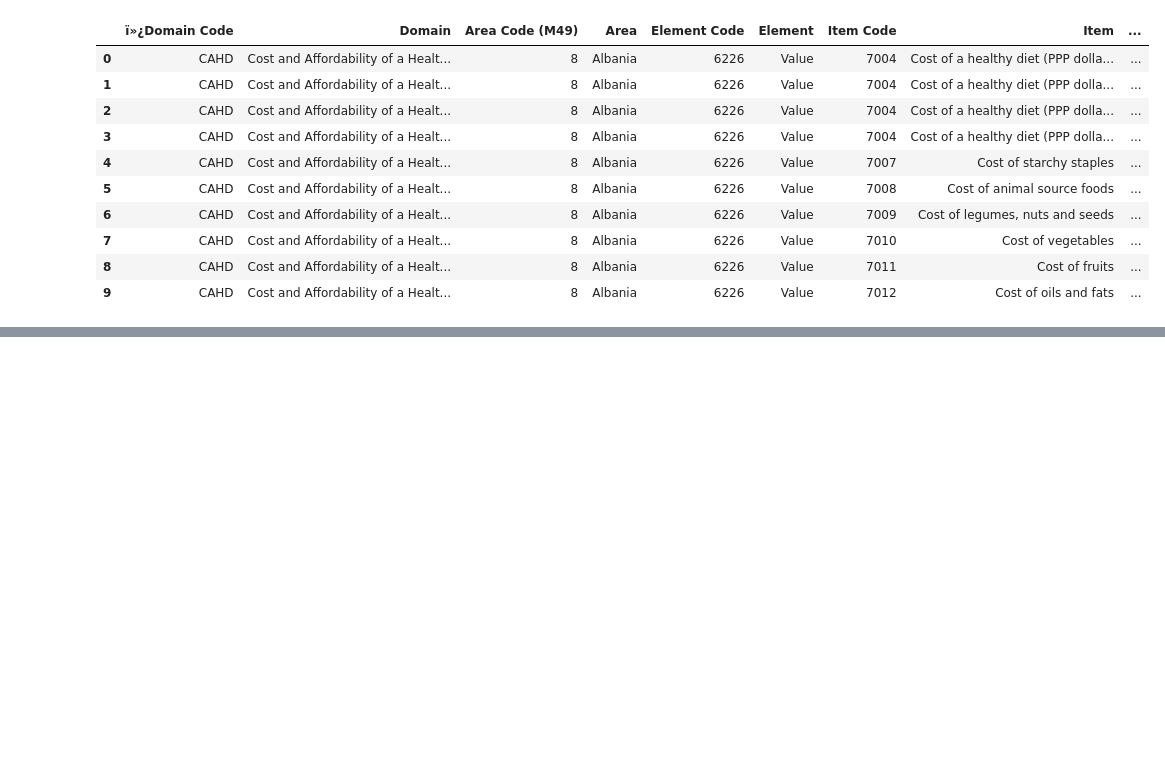
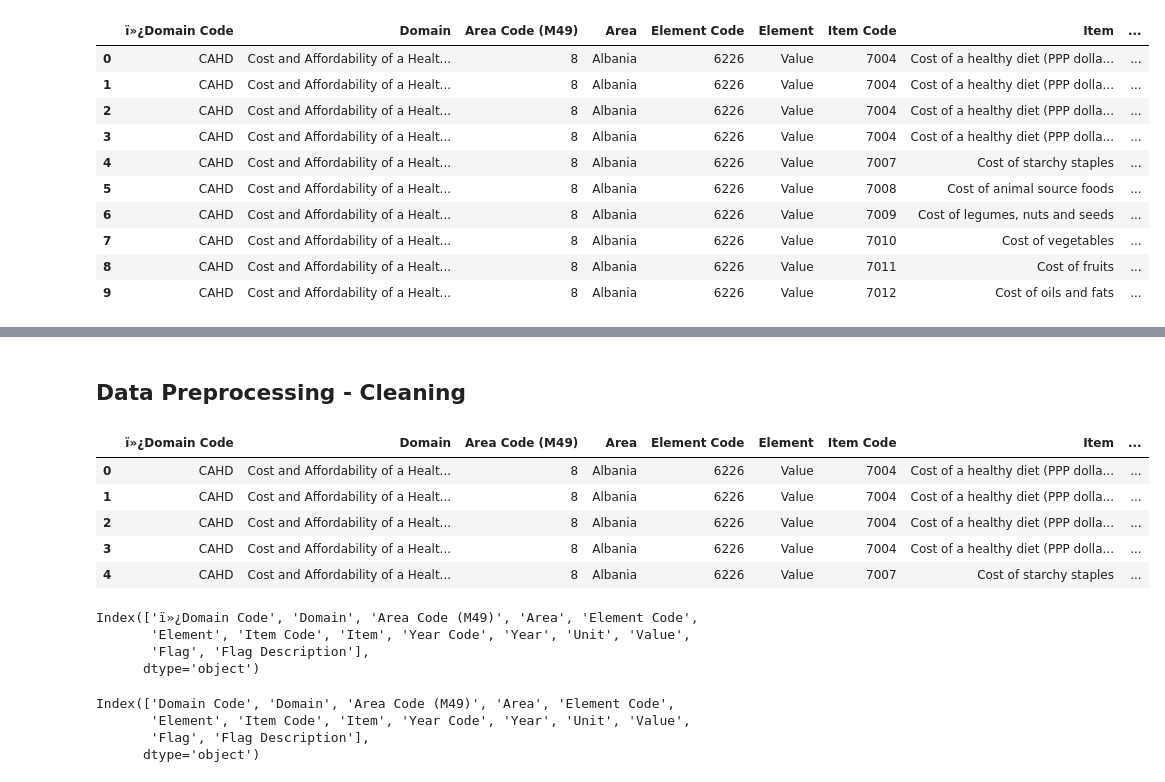
Before and after one commit to Bywani/Healthy_Diet_Affordability_Index, a Jupyter notebook: Healthy_Diet_Affordability.ipynb, the cells around one changed output, grey strips where cells are left out. Drawn from its saved outputs; the diff is of its cells as text; code cells hidden in the pictures; blank space fills up the shorter version.

```diff
--- a/Healthy_Diet_Affordability.ipynb
+++ b/Healthy_Diet_Affordability.ipynb
@@ -58,0 +258,28 @@ df2.head(10)
+# %% [markdown]
+## Data Preprocessing - Cleaning
+# %%
+# Copying df1 file before cleaning.
+diet_data = df1.copy()
+diet_data.head()
+# %% [output]
+|  | ï»¿Domain Code | Domain | Area Code (M49) | Area | Element Code | Element | Item Code | Item | ... |
+| 0 | CAHD | Cost and Affordability of a Healt... | 8 | Albania | 6226 | Value | 7004 | Cost of a healthy diet (PPP dolla... | ... |
+| 1 | CAHD | Cost and Affordability of a Healt... | 8 | Albania | 6226 | Value | 7004 | Cost of a healthy diet (PPP dolla... | ... |
+| 2 | CAHD | Cost and Affordability of a Healt... | 8 | Albania | 6226 | Value | 7004 | Cost of a healthy diet (PPP dolla... | ... |
+| 3 | CAHD | Cost and Affordability of a Healt... | 8 | Albania | 6226 | Value | 7004 | Cost of a healthy diet (PPP dolla... | ... |
+| 4 | CAHD | Cost and Affordability of a Healt... | 8 | Albania | 6226 | Value | 7007 | Cost of starchy staples | ... |
+# %%
+diet_data.columns
+# %% [output]
+Index(['ï»¿Domain Code', 'Domain', 'Area Code (M49)', 'Area', 'Element Code',
+       'Element', 'Item Code', 'Item', 'Year Code', 'Year', 'Unit', 'Value',
+       'Flag', 'Flag Description'],
+      dtype='object')
+# %%
+diet_data = diet_data.rename(columns = {'ï»¿Domain Code': 'Domain Code'})
+diet_data.columns
+# %% [output]
+Index(['Domain Code', 'Domain', 'Area Code (M49)', 'Area', 'Element Code',
+       'Element', 'Item Code', 'Item', 'Year Code', 'Year', 'Unit', 'Value',
+       'Flag', 'Flag Description'],
+      dtype='object')
```
Also changed, not shown: parts of 18 cells of this notebook.
